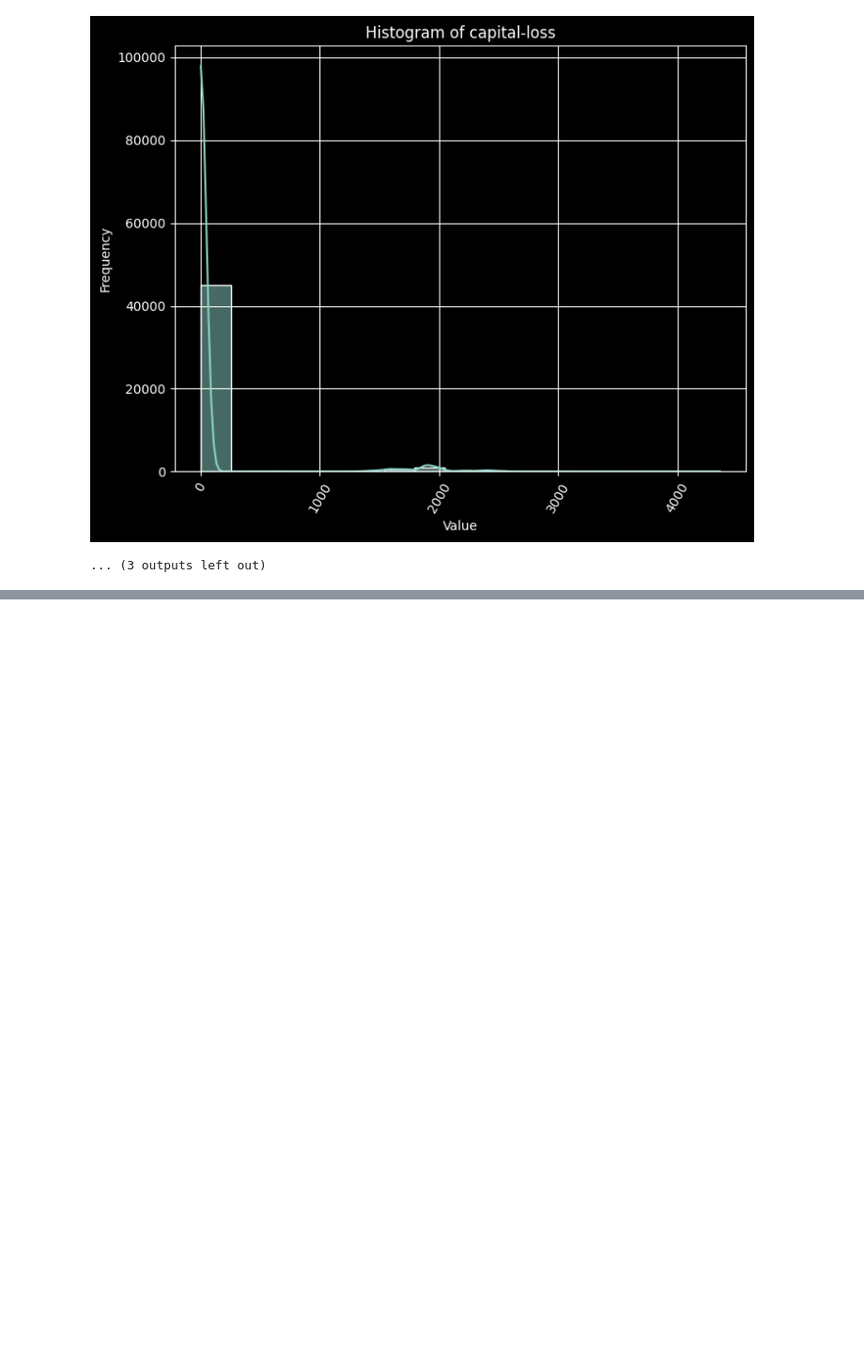
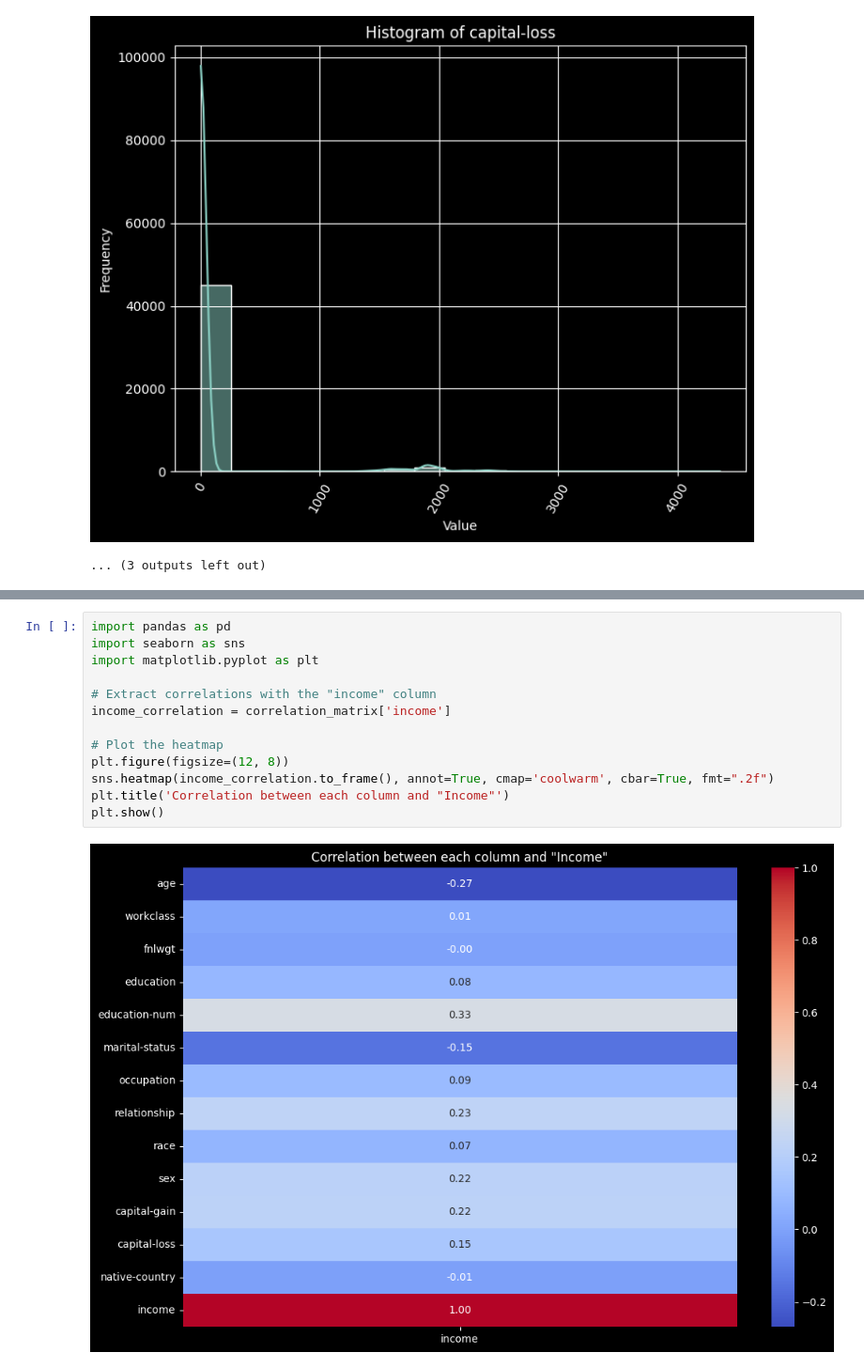
Before and after one commit to Starlight0901/Adult-Census-Income-Prediction, a Jupyter notebook: ML_CW_.ipynb, the cells around one changed output, grey strips where cells are left out. Shown at 94% size. Saved outputs shown, nothing was run; the diff lists cells and outputs as text; blank space fills up the shorter version.

```diff
--- a/ML_CW_.ipynb
+++ b/ML_CW_.ipynb
@@ -1189,0 +1248,15 @@ for column in df_filled.columns:
+# %%
+import pandas as pd
+import seaborn as sns
+import matplotlib.pyplot as plt
+
+# Extract correlations with the "income" column
+income_correlation = correlation_matrix['income']
+
+# Plot the heatmap
+plt.figure(figsize=(12, 8))
+sns.heatmap(income_correlation.to_frame(), annot=True, cmap='coolwarm', cbar=True, fmt=".2f")
+plt.title('Correlation between each column and "Income"')
+plt.show()
+# %% [output]
+[figure, added]
```
Also changed, not shown: parts of 7 cells of this notebook.
